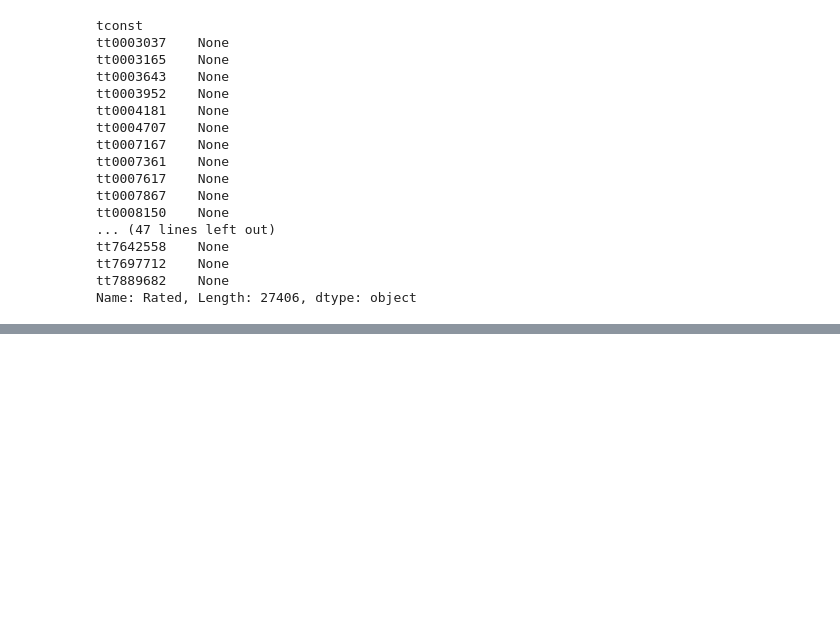
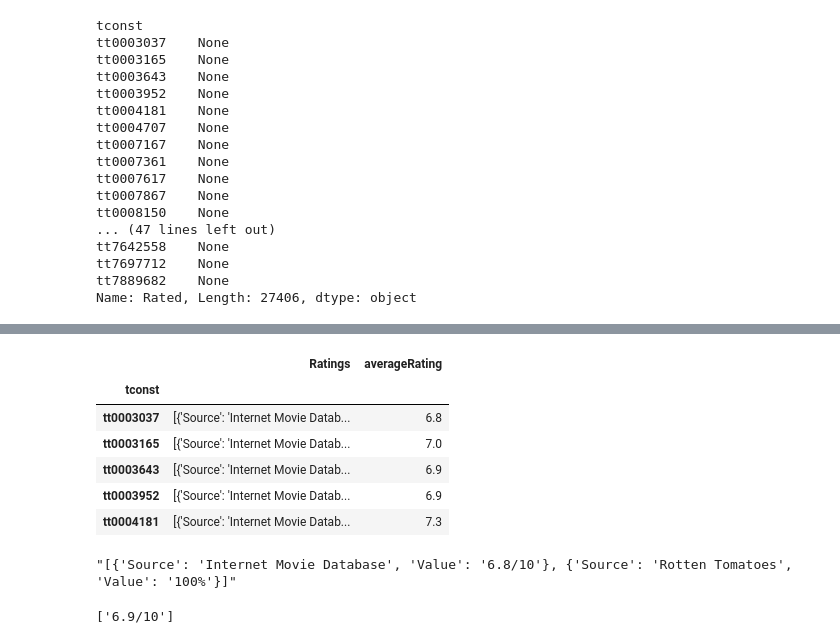
Before and after one commit to Coni63/webGL-movie, a Jupyter notebook: model/Concatenation.ipynb, the cells around one changed output, grey strips where cells are left out. Drawn from its saved outputs; the diff is of its cells as text; code cells hidden in the pictures; blank space fills up the shorter version.

```diff
--- a/model/Concatenation.ipynb
+++ b/model/Concatenation.ipynb
@@ -659,0 +693,14 @@ final.drop(["Min_7", "Rated"], axis=1, inplace=True)
+# %%
+final[["Ratings", "averageRating"]].head()
+# %% [output]
+|  | Ratings | averageRating |
+| tconst |  |  |
+| tt0003037 | [{'Source': 'Internet Movie Datab... | 6.8 |
+| tt0003165 | [{'Source': 'Internet Movie Datab... | 7.0 |
+| tt0003643 | [{'Source': 'Internet Movie Datab... | 6.9 |
+| tt0003952 | [{'Source': 'Internet Movie Datab... | 6.9 |
+| tt0004181 | [{'Source': 'Internet Movie Datab... | 7.3 |
+# %%
+final.Ratings[0]
+# %% [output]
+"[{'Source': 'Internet Movie Database', 'Value': '6.8/10'}, {'Source': 'Rotten Tomatoes', 'Value': '100%'}]"
@@ -659,0 +716,4 @@ final.drop(["Min_7", "Rated"], axis=1, inplace=True)
+# %%
+extract_info(final.Ratings[2], rating_re)
+# %% [output]
+['6.9/10']
```
Also changed, not shown: parts of 24 cells of this notebook, 1 other file.
